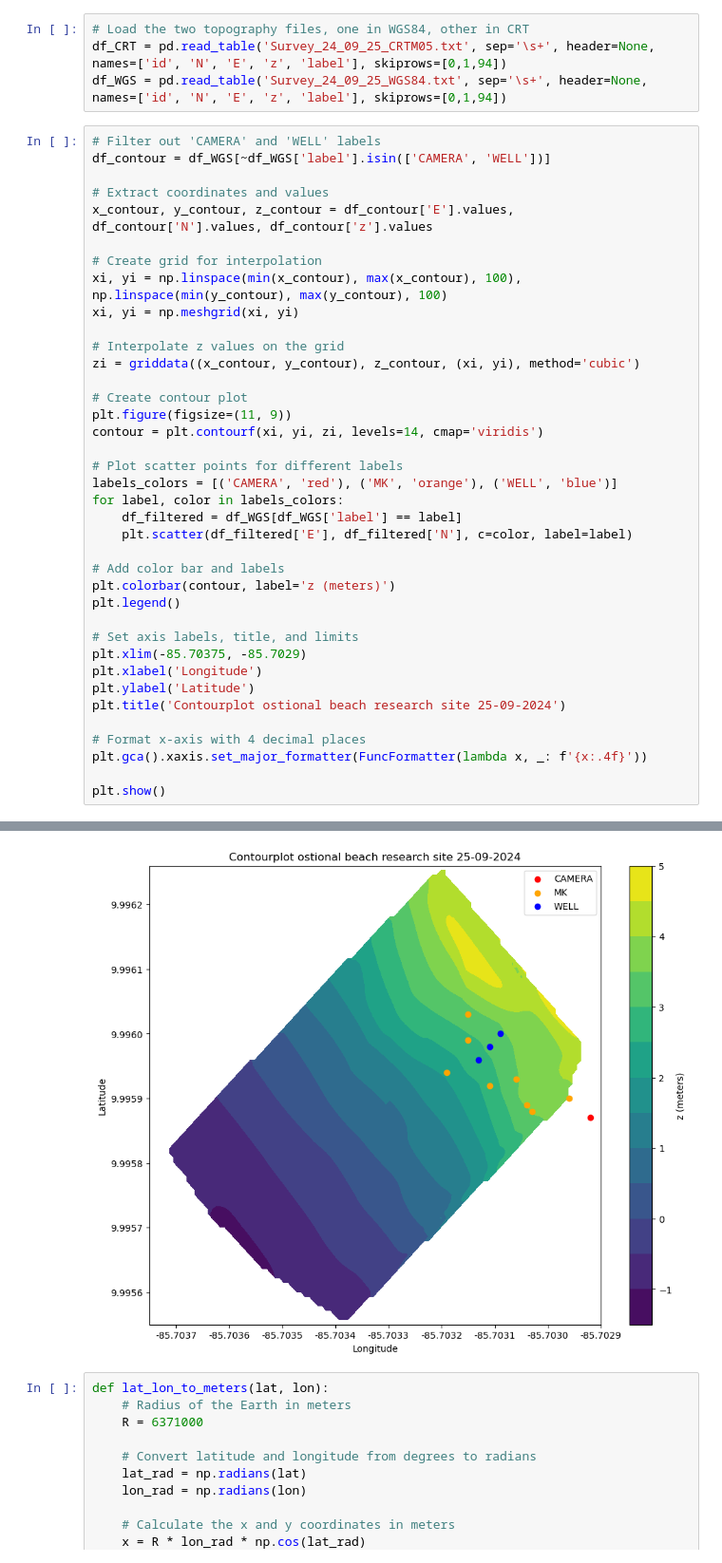
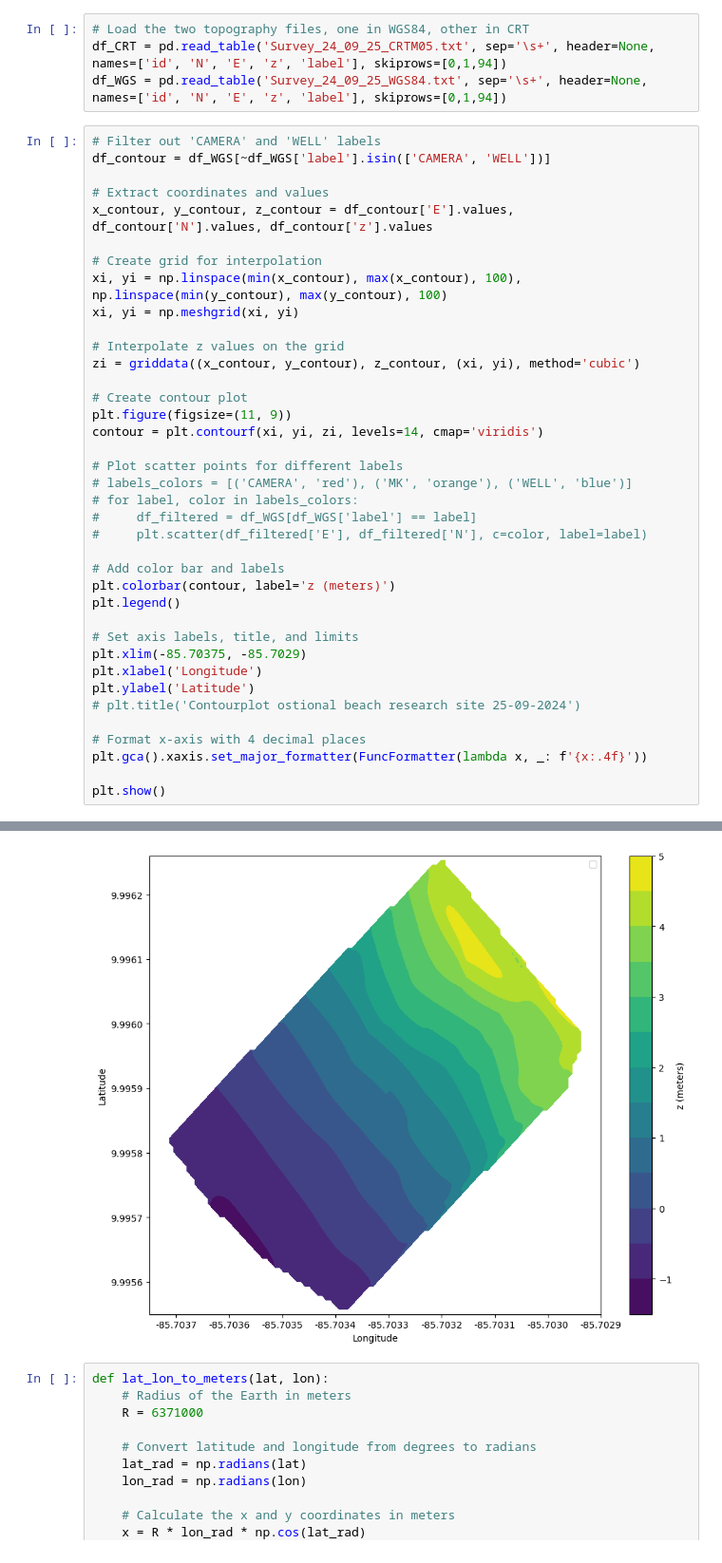
Before and after one commit to wwaasdorp/MDP_CostaRica, a Jupyter notebook: topography/topography.ipynb, the cells around one changed output, grey strips where cells are left out. Shown at 95% size. Saved outputs shown, nothing was run; the diff lists cells and outputs as text.

```diff
--- a/topography/topography.ipynb
+++ b/topography/topography.ipynb
@@ -29,10 +29,10 @@ plt.figure(figsize=(11, 9))
 contour = plt.contourf(xi, yi, zi, levels=14, cmap='viridis')
 
 # Plot scatter points for different labels
-labels_colors = [('CAMERA', 'red'), ('MK', 'orange'), ('WELL', 'blue')]
-for label, color in labels_colors:
-    df_filtered = df_WGS[df_WGS['label'] == label]
-    plt.scatter(df_filtered['E'], df_filtered['N'], c=color, label=label)
+# labels_colors = [('CAMERA', 'red'), ('MK', 'orange'), ('WELL', 'blue')]
+# for label, color in labels_colors:
+#     df_filtered = df_WGS[df_WGS['label'] == label]
+#     plt.scatter(df_filtered['E'], df_filtered['N'], c=color, label=label)
 
 # Add color bar and labels
 plt.colorbar(contour, label='z (meters)')
@@ -42,7 +42,7 @@ plt.legend()
 plt.xlim(-85.70375, -85.7029)
 plt.xlabel('Longitude')
 plt.ylabel('Latitude')
-plt.title('Contourplot ostional beach research site 25-09-2024')
+# plt.title('Contourplot ostional beach research site 25-09-2024')
 
 # Format x-axis with 4 decimal places
 plt.gca().xaxis.set_major_formatter(FuncFormatter(lambda x, _: f'{x:.4f}'))
@@ -52,4 +53,4 @@ plt.show()
-[figure, old version]
+[figure, new version]
 # %%
 def lat_lon_to_meters(lat, lon):
     # Radius of the Earth in meters
```
Also changed, not shown: parts of 2 cells of this notebook, 5 other files.
